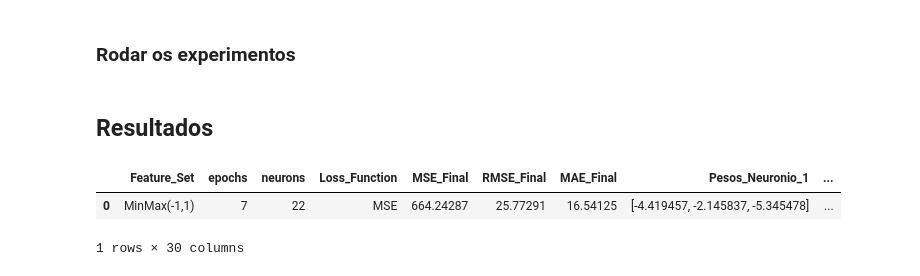
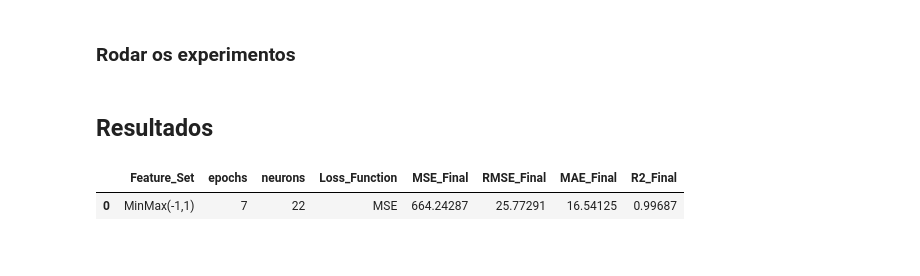
Before and after one commit to matheusssilva991/rna_tarefas_mestrado, a Jupyter notebook: src/tarefa6.ipynb, the cells around one changed output. Cells and saved outputs as stored; diff of their text form; code cells hidden in the pictures.

Commit message:
feat: add metric utils feat: add gráfico resultados treinamento tarefa 6 fix: mudar loss para R2 tarefa 6

```diff
--- a/src/tarefa6.ipynb
+++ b/src/tarefa6.ipynb
@@ -88,7 +89,7 @@ range_epochs = range(1, 100)
 best_epochs = None
 best_neurons = None
 n_epochs_with_no_improvement = 0
-best_val_loss = float("inf")
+best_val_loss = float("-inf")  # Agora queremos maximizar R²
 results_val = {}
 
 # Inicializar listas para armazenar os pesos
@@ -103,6 +104,7 @@ x2_val_scaled = X_val_scaled["x2"].values
 np.random.seed(42)
 
 for n_neurons in range_neurons:
+    results_val[n_neurons] = []
     for n_epochs in range_epochs:
         #print(f"Treinando rede com {n_neurons} neurônios e {n_epochs} épocas...")
         # treinar a rede neural
@@ -123,22 +125,24 @@ for n_neurons in range_neurons:
         # Convertendo para DataFrame com o mesmo índice usado no treinamento
         y_hat = scaler_y.denormalize(y_hat_scaled.reshape(-1, 1)).flatten()
 
-        mse_final = np.mean((y_val - y_hat) ** 2)
-        results_val[n_neurons] = {'n_epochs': n_epochs, 'mse': mse_final}
+        mse_final = MSE(y_val.values, y_hat)
+        r2_final = R2_score(y_val.values, y_hat)
 
-        if mse_final < best_val_loss:
-            best_val_loss = mse_final
+        results_val[n_neurons].append({'n_epochs': n_epochs, 'mse': mse_final, 'r2': r2_final})
+
+        # compara o R² para decidir se é o melhor modelo até agora
+        if r2_final > best_val_loss:
+            best_val_loss = r2_final
             best_neurons = n_neurons
             best_epochs = n_epochs
             n_epochs_with_no_improvement = 0
         else:
             n_epochs_with_no_improvement += 1
             if n_epochs_with_no_improvement >= 5:
-                # print("Nenhuma melhoria na validação por 5 épocas. Parando a busca.")
                 break
 
 num_neurons = best_neurons
 num_epochs = best_epochs
-print(f"Melhor número de neurônios: {num_neurons} com MSE de validação: {best_val_loss:.6f}")
+print(f"Melhor número de neurônios: {num_neurons} com R² de validação: {best_val_loss:.6f}")
 print(f"Número de épocas: {num_epochs}")
 # %% [output]
@@ -173,36 +209,37 @@ y_hat = scaler_y_full.denormalize(y_hat_scaled.reshape(-1, 1)).flatten()
 ## Resultados
 # %%
 # Calcular métricas
-mse_final = np.mean((y_test - y_hat) ** 2)
-rmse_final = np.sqrt(mse_final)
-mae_final = np.mean(np.abs(y_test - y_hat))
+mse_final = MSE(y_test.values, y_hat)
+rmse_final = RMSE(y_test.values, y_hat)
+mae_final = MAE(y_test.values, y_hat)
+r2_final = R2_score(y_test.values, y_hat)
 
 # Preparar resultados para exibição
 dict_results = {
     "Feature_Set": "MinMax(-1,1)",
     "epochs": num_epochs,
     "neurons": num_neurons,
     "Loss_Function": "MSE",
     "MSE_Final": mse_final,
     "RMSE_Final": rmse_final,
     "MAE_Final": mae_final,
+    "R2_Final": r2_final
 }
 
-# Adiciona os pesos de cada neurônio em colunas separadas
+""" # Adiciona os pesos de cada neurônio em colunas separadas
 for i, weights in enumerate(neurons_weights[:-1]):  # Exclui o neurônio de saída
     dict_results[f"Pesos_Neuronio_{i + 1}"] = [float(f"{w:.6f}") for w in weights]
 
 # Adiciona os pesos do neurônio de saída
 dict_results["Pesos_Neuronio_Saida"] = [
     float(f"{w:.6f}") for w in neurons_weights[-1]
-]
+] """
 
 df_result = pd.DataFrame([dict_results])
 df_result
 # %% [output]
-|  | Feature_Set | epochs | neurons | Loss_Function | MSE_Final | RMSE_Final | MAE_Final | Pesos_Neuronio_1 | ... |
-| 0 | MinMax(-1,1) | 7 | 22 | MSE | 664.24287 | 25.77291 | 16.54125 | [-4.419457, -2.145837, -5.345478] | ... |
+|  | Feature_Set | epochs | neurons | Loss_Function | MSE_Final | RMSE_Final | MAE_Final | R2_Final |
+| 0 | MinMax(-1,1) | 7 | 22 | MSE | 664.24287 | 25.77291 | 16.54125 | 0.99687 |
-1 rows × 30 columns
 # %%
 x1_test = X_test["x1"].values
 x2_test = X_test["x2"].values
```
Also changed, not shown: parts of 3 cells of this notebook, 1 other file.
